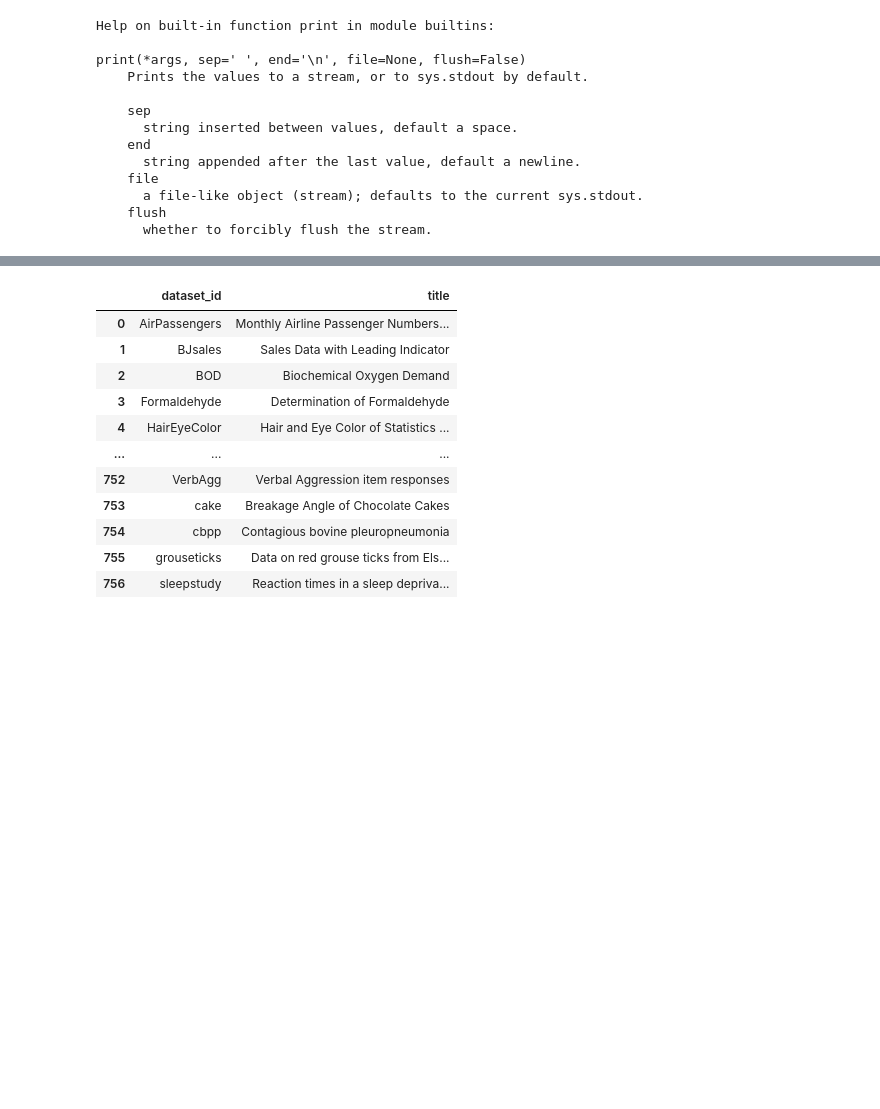
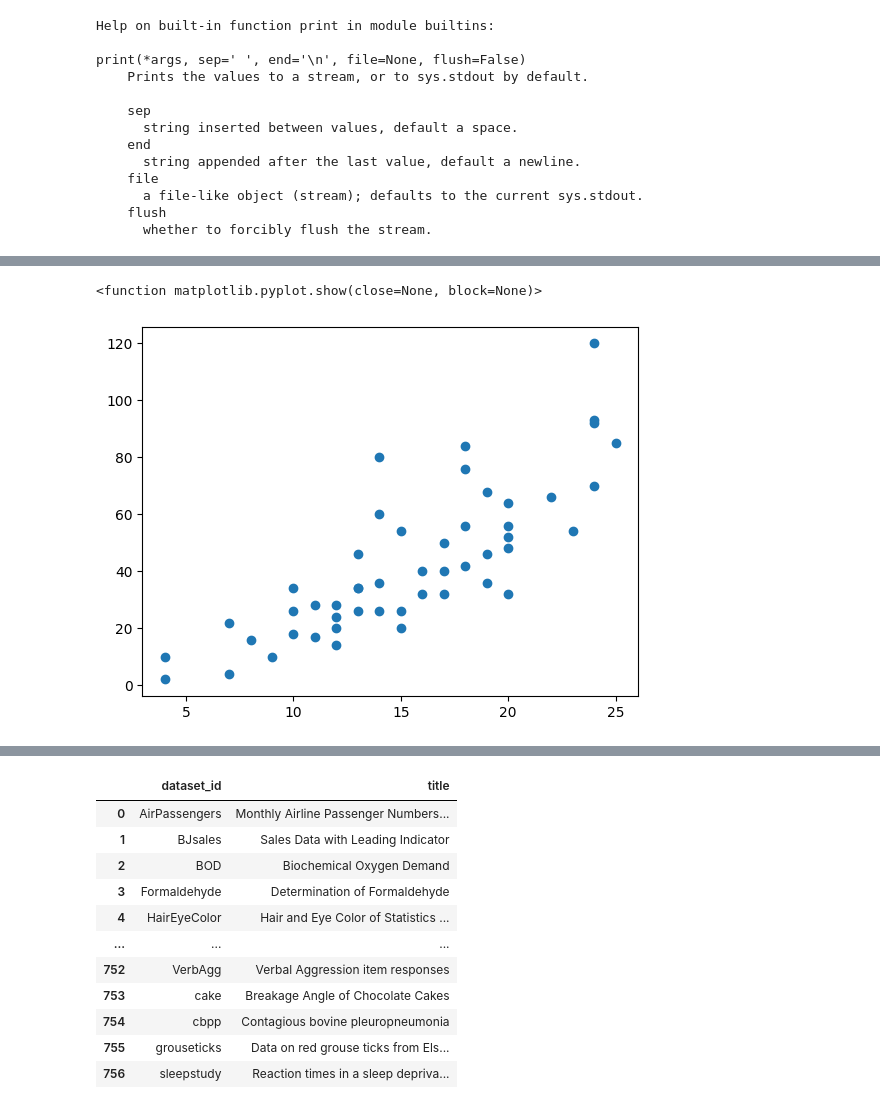
Before and after one commit to won462/2026bda, a Jupyter notebook: 02w_python_basic_ipynb의_사본.ipynb, the cells around one changed output, grey strips where cells are left out. Drawn from its saved outputs; the diff is of its cells as text; code cells hidden in the pictures; blank space fills up the shorter version.

```diff
--- a/02w_python_basic_ipynb의_사본.ipynb
+++ b/02w_python_basic_ipynb의_사본.ipynb
@@ -105,0 +200,8 @@ speed dist
+# %%
+import matplotlib.pyplot as plt
+
+plt.scatter(x= cars.speed,y=cars.dist)
+plt.show
+# %% [output]
+<function matplotlib.pyplot.show(close=None, block=None)>
+[figure, added]
```
Also changed, not shown: parts of 31 cells of this notebook.
